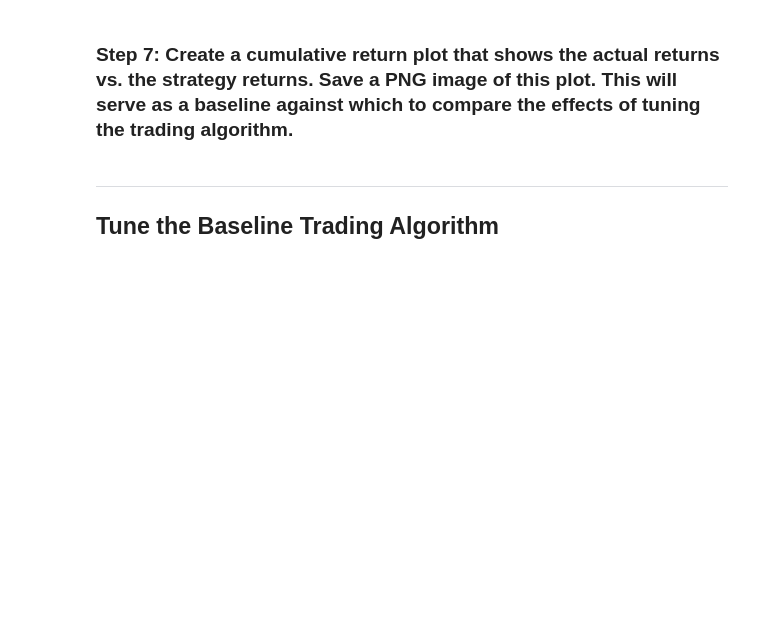
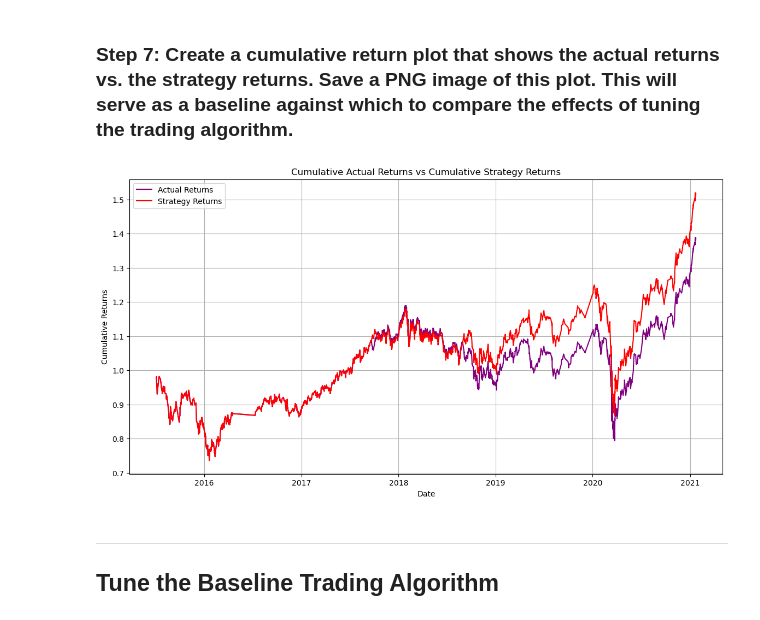
Before and after one commit to LeandroHugo/Algorithmic-Trading-Bot-M14, a Jupyter notebook: machine_learning_trading_bot.ipynb, the cells around one changed output. Cells and saved outputs as stored; diff of their text form; code cells hidden in the pictures; blank space fills up the shorter version.

```diff
--- a/machine_learning_trading_bot.ipynb
+++ b/machine_learning_trading_bot.ipynb
@@ -354,13 +365,13 @@ support    1804.000000  2288.000000  0.553519  4092.000000   4092.000000
 predictions_df = pd.DataFrame(index=X_test.index)
 
 # Add the SVM model predictions to the DataFrame
-predictions_df['Predicted'] =
+predictions_df['Predicted'] = svm_model.predict(X_test_scaled)
 
 # Add the actual returns to the DataFrame
-predictions_df['Actual Returns'] = # YOUR CODE HERE
+predictions_df['Actual Returns'] = signals_df['Actual Returns']
 
 # Add the strategy returns to the DataFrame
-predictions_df['Strategy Returns'] = # YOUR CODE HERE
+predictions_df['Strategy Returns'] = predictions_df['Actual Returns'] * predictions_df['Predicted']
 
 # Review the DataFrame
 display(predictions_df.head())
@@ -373,3 +396,20 @@ display(predictions_df.tail())
+# %%
+# Calculate the cumulative returns of actual and strategy
+predictions_df['Cumulative Actual Returns'] = (1 + predictions_df['Actual Returns']).cumprod()
+predictions_df['Cumulative Strategy Returns'] = (1 + predictions_df['Strategy Returns']).cumprod()
+
+# Plot the cumulative returns
+plt.figure(figsize=(14,7))
+plt.plot(predictions_df['Cumulative Actual Returns'], color='purple', label='Actual Returns')
+plt.plot(predictions_df['Cumulative Strategy Returns'], color='red', label='Strategy Returns')
+plt.title('Cumulative Actual Returns vs Cumulative Strategy Returns')
+plt.xlabel('Date')
+plt.ylabel('Cumulative Returns')
+plt.legend()
+plt.grid()
+plt.show()
+# %% [output]
+[figure, added]
 # %% [markdown]
 ---
 
```
Also changed, not shown: parts of 11 cells of this notebook.
